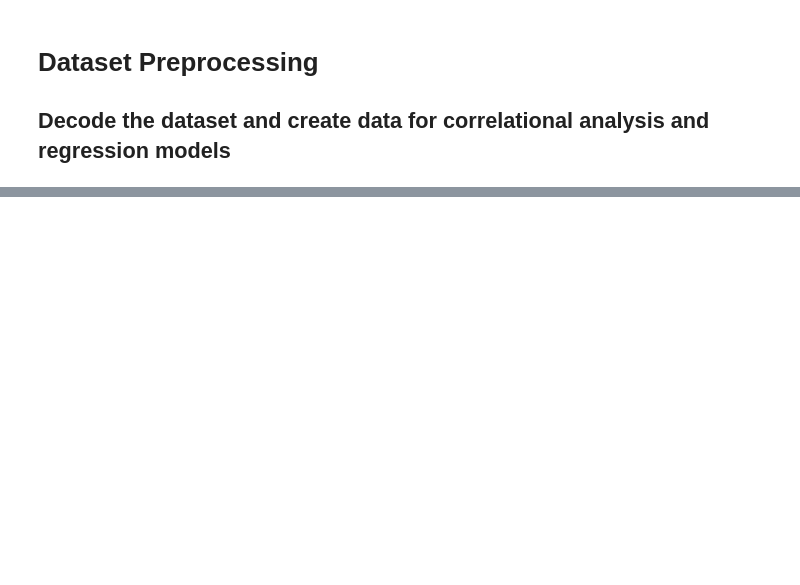
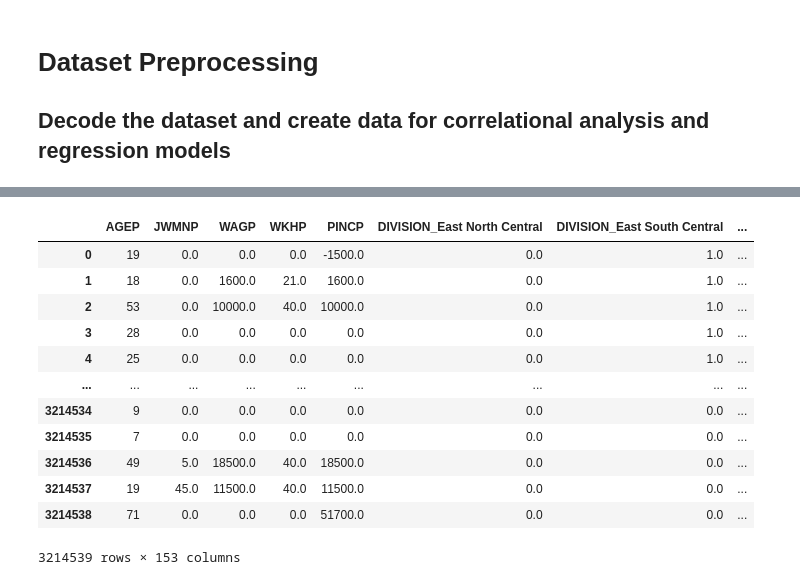
Before and after one commit to WatweA/USWageDataAnalysis, a Jupyter notebook: Preprocessing.ipynb, the cells around one changed output, grey strips where cells are left out. Drawn from its saved outputs; the diff is of its cells as text; code cells hidden in the pictures; blank space fills up the shorter version.

Commit message:
Fixed index issue with preprocessing

```diff
--- a/Preprocessing.ipynb
+++ b/Preprocessing.ipynb
@@ -342,0 +362,18 @@ us_personal_processed.to_pickle('us_personal/us_personal_processed.zip')
+# %%
+from sklearn.preprocessing import OneHotEncoder
+onehot_encoder = OneHotEncoder(sparse=False)
+# %%
+us_personal_categorical = us_personal_processed.drop(columns=['AGEP', 'JWMNP', 'WAGP', 'WKHP', 'PINCP'])
+us_personal_numerical = us_personal_processed[['AGEP', 'JWMNP', 'WAGP', 'WKHP', 'PINCP']]
+encoded_us_personal = onehot_encoder.fit_transform(us_personal_categorical)
+# %%
+feature_names = onehot_encoder.get_feature_names()
+def clean_feature_name(fname):
+    cols = us_personal_categorical.columns
+    modified = fname
+    for i in range(len(cols) - 1, -1, -1): modified = modified.replace('x' + str(i), cols[i])
+    return modified
+feature_names = [clean_feature_name(fname) for fname in feature_names]
+# %%
+us_personal_onehot = pd.DataFrame(encoded_us_personal, columns=feature_names)
+us_personal_onehot
@@ -342,0 +394,17 @@ us_personal_processed.to_pickle('us_personal/us_personal_processed.zip')
+# %%
+us_personal_onehot = us_personal_numerical.join(us_personal_onehot)
+us_personal_onehot
+# %% [output]
+|  | AGEP | JWMNP | WAGP | WKHP | PINCP | DIVISION_East North Central | DIVISION_East South Central | ... |
+| 0 | 19 | 0.0 | 0.0 | 0.0 | -1500.0 | 0.0 | 1.0 | ... |
+| 1 | 18 | 0.0 | 1600.0 | 21.0 | 1600.0 | 0.0 | 1.0 | ... |
+| 2 | 53 | 0.0 | 10000.0 | 40.0 | 10000.0 | 0.0 | 1.0 | ... |
+| 3 | 28 | 0.0 | 0.0 | 0.0 | 0.0 | 0.0 | 1.0 | ... |
+| 4 | 25 | 0.0 | 0.0 | 0.0 | 0.0 | 0.0 | 1.0 | ... |
+| ... | ... | ... | ... | ... | ... | ... | ... | ... |
+| 3214534 | 9 | 0.0 | 0.0 | 0.0 | 0.0 | 0.0 | 0.0 | ... |
+| 3214535 | 7 | 0.0 | 0.0 | 0.0 | 0.0 | 0.0 | 0.0 | ... |
+| 3214536 | 49 | 5.0 | 18500.0 | 40.0 | 18500.0 | 0.0 | 0.0 | ... |
+| 3214537 | 19 | 45.0 | 11500.0 | 40.0 | 11500.0 | 0.0 | 0.0 | ... |
+| 3214538 | 71 | 0.0 | 0.0 | 0.0 | 51700.0 | 0.0 | 0.0 | ... |
+3214539 rows × 153 columns
```
Also changed, not shown: parts of 9 cells of this notebook, 3 other files.
